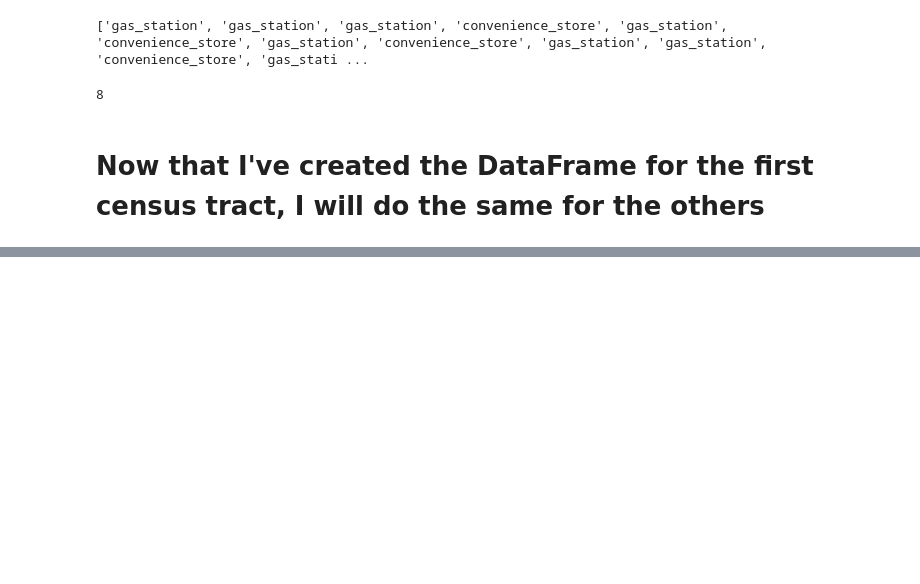
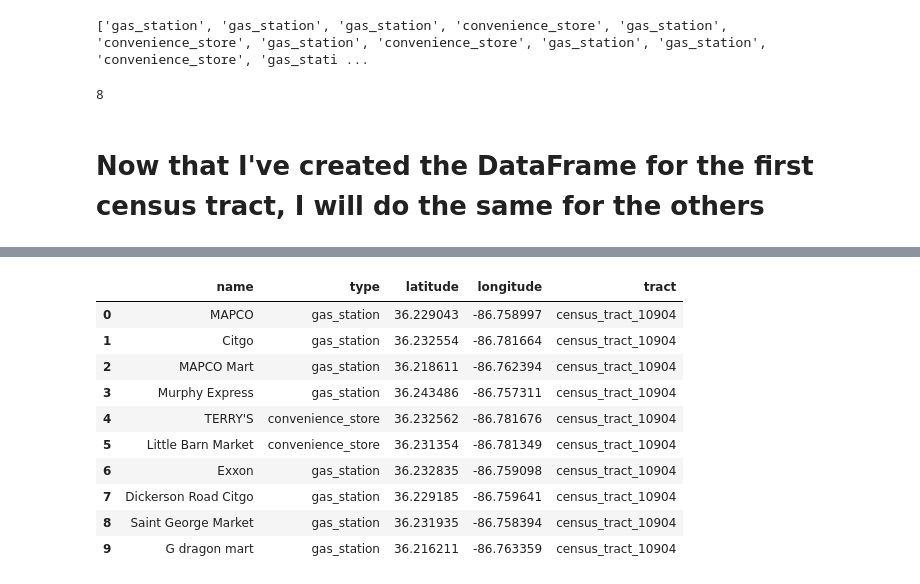
Before and after one commit to tarynpatterson/nashville-businesses-in-black-communities, a Jupyter notebook: notebooks/Tract_Test_Google_API.ipynb, the cells around one changed output, grey strips where cells are left out. Saved outputs shown, nothing was run; the diff lists cells and outputs as text; code cells hidden in the pictures; blank space fills up the shorter version.

```diff
--- a/notebooks/Tract_Test_Google_API.ipynb
+++ b/notebooks/Tract_Test_Google_API.ipynb
@@ -198,0 +297,3 @@ len(results_10105_10106)
+# %%
+location_10904 = '36.23431, -86.77321'
+radius_10904 = '2203'
@@ -198,0 +305,11 @@ len(results_10105_10106)
+# %%
+latitude10904 = []
+longitude10904 = []
+name10904 = []
+type10904 = []
+
+for i in ct10904:
+    latitude10904.append(i['geometry']['location']['lat'])
+    longitude10904.append(i['geometry']['location']['lng'])
+    name10904.append(i['name'])
+    type10904.append(i['types'][0])
@@ -198,0 +329,18 @@ len(results_10105_10106)
+# %%
+df10904 = pd.DataFrame(list(zip(name10904, type10904, latitude10904, longitude10904)),
+               columns =['name', 'type', 'latitude', 'longitude'])
+# %%
+df10904['tract'] = 'census_tract_10904'
+df10904
+# %% [output]
+|  | name | type | latitude | longitude | tract |
+| 0 | MAPCO | gas_station | 36.229043 | -86.758997 | census_tract_10904 |
+| 1 | Citgo | gas_station | 36.232554 | -86.781664 | census_tract_10904 |
+| 2 | MAPCO Mart | gas_station | 36.218611 | -86.762394 | census_tract_10904 |
+| 3 | Murphy Express | gas_station | 36.243486 | -86.757311 | census_tract_10904 |
+| 4 | TERRY'S | convenience_store | 36.232562 | -86.781676 | census_tract_10904 |
+| 5 | Little Barn Market | convenience_store | 36.231354 | -86.781349 | census_tract_10904 |
+| 6 | Exxon | gas_station | 36.232835 | -86.759098 | census_tract_10904 |
+| 7 | Dickerson Road Citgo | gas_station | 36.229185 | -86.759641 | census_tract_10904 |
+| 8 | Saint George Market | gas_station | 36.231935 | -86.758394 | census_tract_10904 |
+| 9 | G dragon mart | gas_station | 36.216211 | -86.763359 | census_tract_10904 |
```
Also changed, not shown: parts of 31 cells of this notebook, 1 other file.
